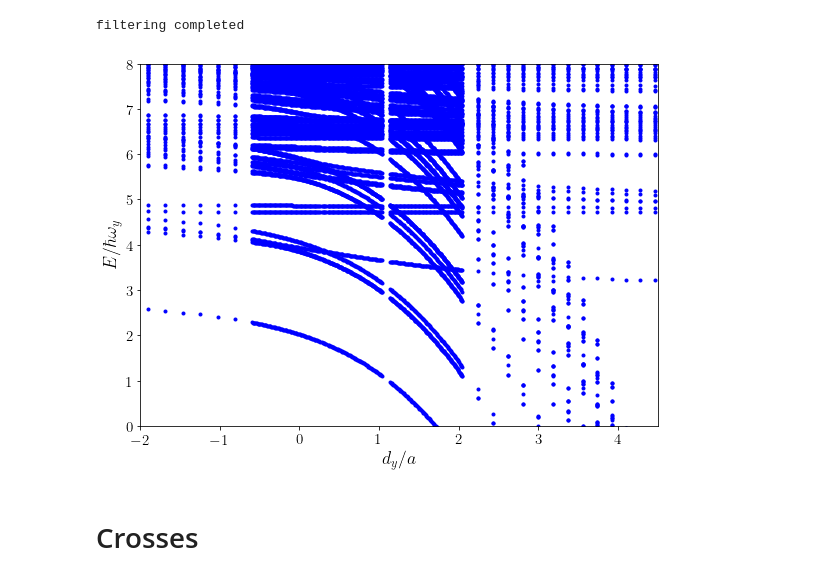
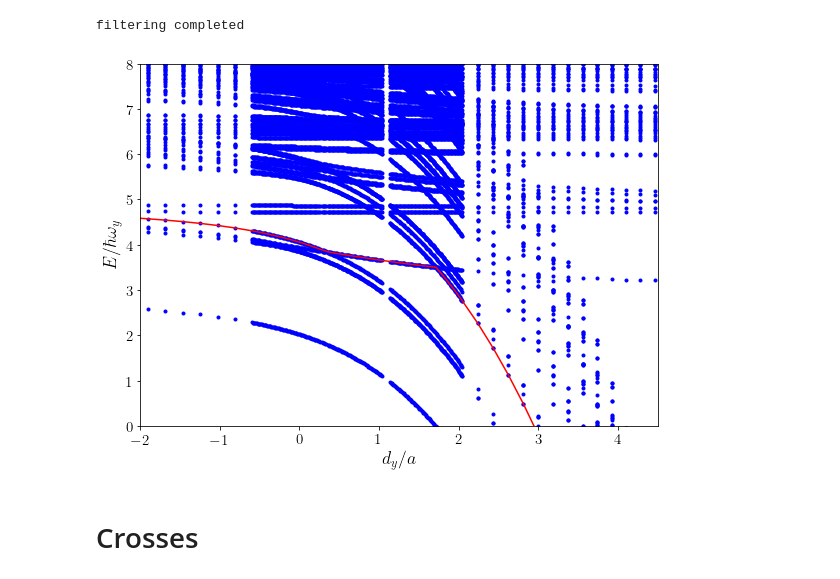
Before and after one commit to TsspGit/Ultracold_Atoms_src, a Jupyter notebook: Analysis/q3d/Energies_Analysis_6042_4993_4993.ipynb, the cells around one changed output. Drawn from its saved outputs; the diff is of its cells as text; code cells hidden in the pictures.

```diff
--- a/Analysis/q3d/Energies_Analysis_6042_4993_4993.ipynb
+++ b/Analysis/q3d/Energies_Analysis_6042_4993_4993.ipynb
@@ -75,17 +75,17 @@ least_bound_pos = 1000
 # %%
 fig, ax = plt.subplots(figsize=(8,6))
 for i in range(least_bound_pos, least_bound_pos + 100):
     ax.plot(x, dic['nivel_{}'.format(i)]/wy, 'b.')
-#ax.plot(x, dic['nivel_1004']/wy, 'r')
+ax.plot(x, dic['nivel_1004']/wy, 'r')
 ax.set_ylim(0, 8)
 ax.set_xlim(-2, 4.5)
 ax.set_xlabel('$d_{y}/a$')
 ax.set_ylabel('$E/\hbar \omega_{y}$')
 plt.tight_layout()
 fig.savefig('Results/Figures/Ix6042_Iy4993_Iz4993_Easc.png', dpi=200)
 plt.show()
 # %% [output]
-[figure, old version]
+[figure, new version]
 # %% [markdown]
 # Crosses
 # %%
```
Also changed, not shown: parts of 10 cells of this notebook, 22 other files.
